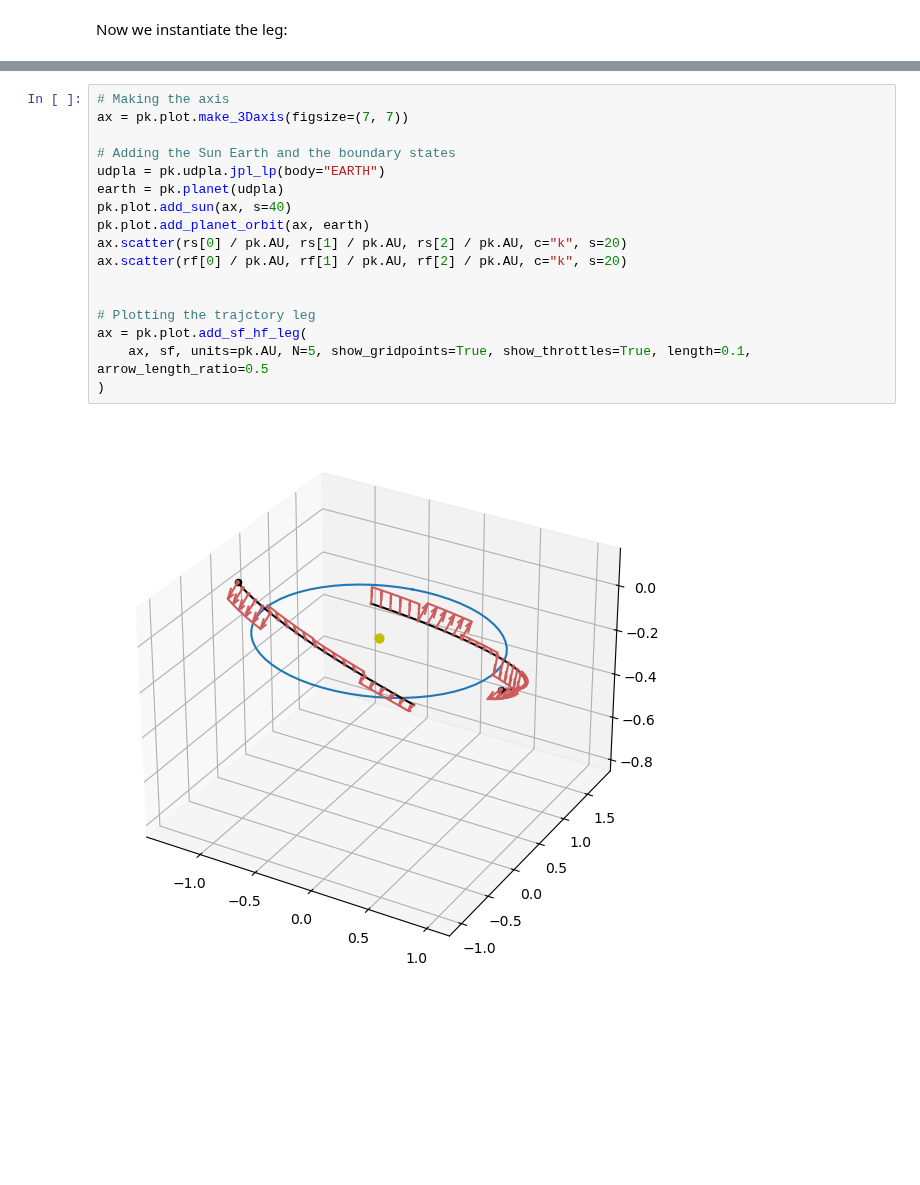
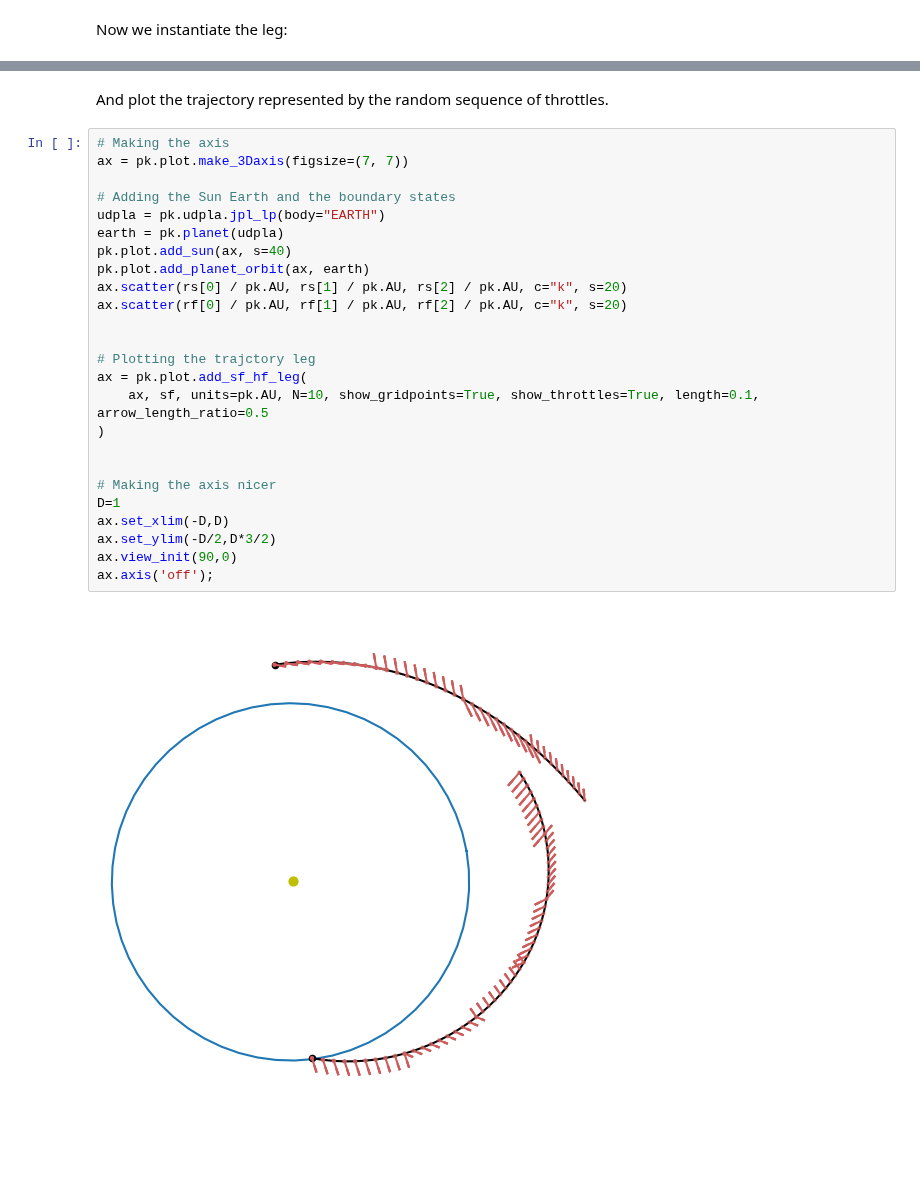
Before and after one commit to esa/kep3, a Jupyter notebook: doc/notebooks/sims_flanagan_hf_leg.ipynb, the cells around one changed output, grey strips where cells are left out. Saved outputs shown, nothing was run; the diff lists cells and outputs as text; blank space fills up the shorter version.

Commit message:
plot cosmetics

```diff
--- a/doc/notebooks/sims_flanagan_hf_leg.ipynb
+++ b/doc/notebooks/sims_flanagan_hf_leg.ipynb
@@ -59,19 +60,29 @@ Now we instantiate the leg:
+# %% [markdown]
+And plot the trajectory represented by the random sequence of throttles.
 # %%
 # Making the axis
 ax = pk.plot.make_3Daxis(figsize=(7, 7))
 
 # Adding the Sun Earth and the boundary states
 udpla = pk.udpla.jpl_lp(body="EARTH")
 earth = pk.planet(udpla)
 pk.plot.add_sun(ax, s=40)
 pk.plot.add_planet_orbit(ax, earth)
 ax.scatter(rs[0] / pk.AU, rs[1] / pk.AU, rs[2] / pk.AU, c="k", s=20)
 ax.scatter(rf[0] / pk.AU, rf[1] / pk.AU, rf[2] / pk.AU, c="k", s=20)
 
 
 # Plotting the trajctory leg
 ax = pk.plot.add_sf_hf_leg(
-    ax, sf, units=pk.AU, N=5, show_gridpoints=True, show_throttles=True, length=0.1, arrow_length_ratio=0.5
+    ax, sf, units=pk.AU, N=10, show_gridpoints=True, show_throttles=True, length=0.1, arrow_length_ratio=0.5
 )
+
+
+# Making the axis nicer
+D=1
+ax.set_xlim(-D,D)
+ax.set_ylim(-D/2,D*3/2)
+ax.view_init(90,0)
+ax.axis('off');
 # %% [output]
-[figure, old version]
+[figure, new version]
```
Also changed, not shown: parts of 3 cells of this notebook, 8 other files.
